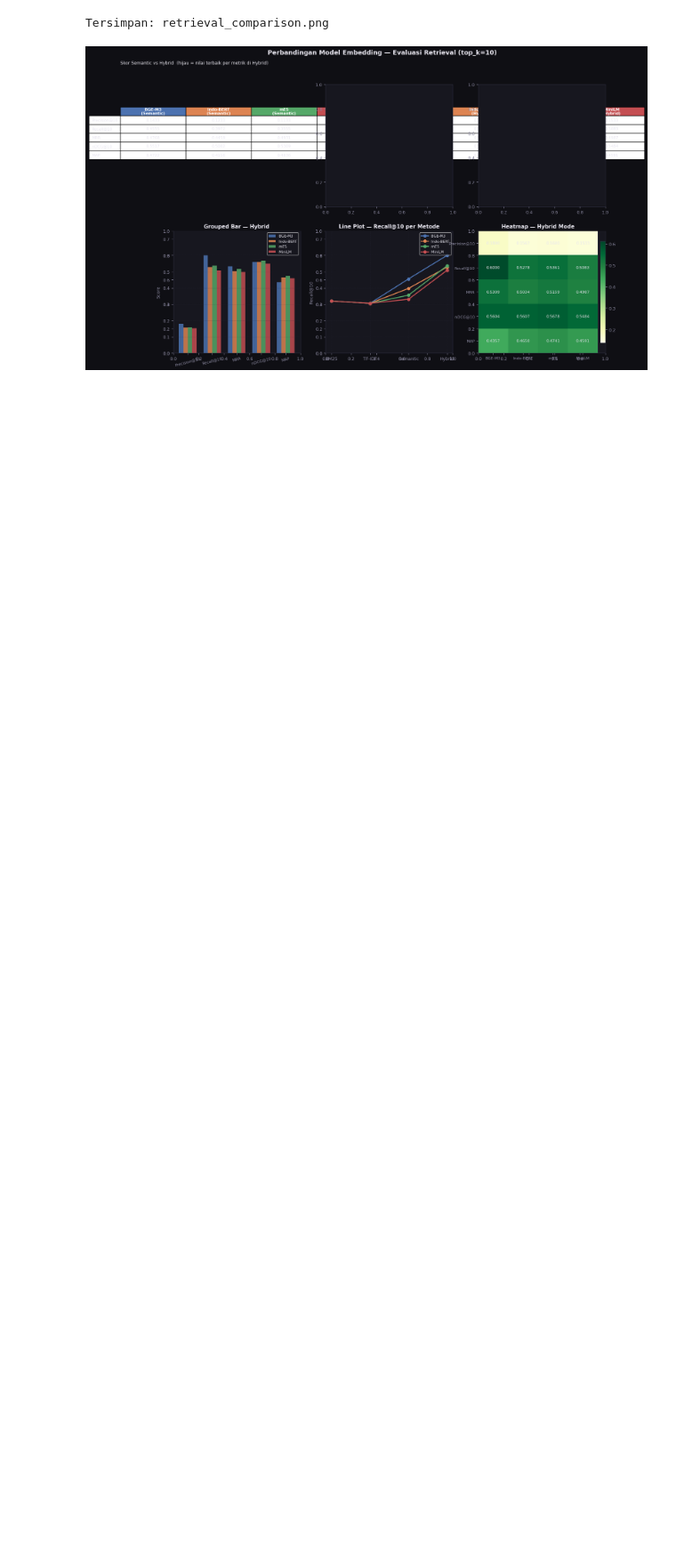
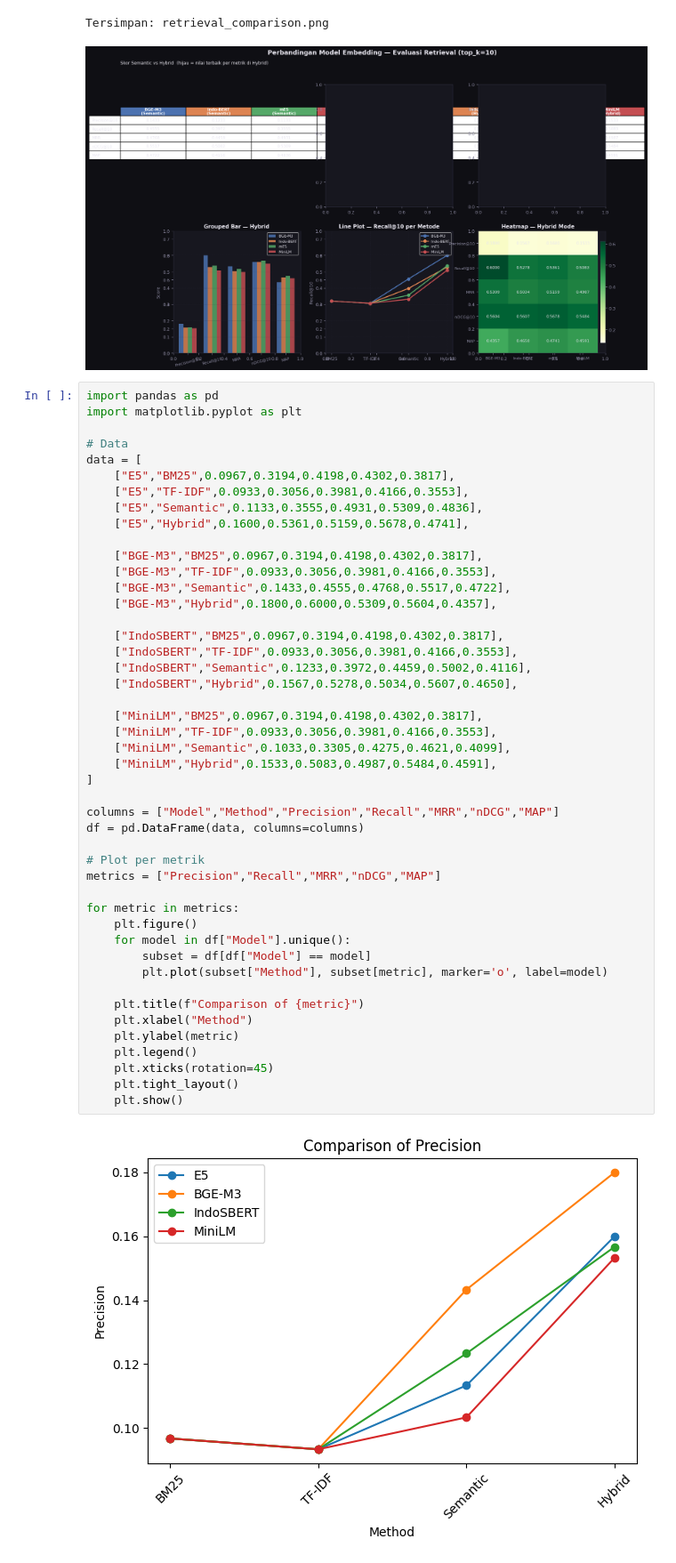
Before and after one commit to muhammadzuama/TextMiningRiset, a Jupyter notebook: hasil.ipynb, the cells around one changed output. Shown at 89% size. Saved outputs shown, nothing was run; the diff lists cells and outputs as text; blank space fills up the shorter version.

```diff
--- a/hasil.ipynb
+++ b/hasil.ipynb
@@ -531,3 +531,51 @@ plt.show()
 # %% [output]
 Tersimpan: retrieval_comparison.png
 [figure]
+# %%
+import pandas as pd
+import matplotlib.pyplot as plt
+
+# Data
+data = [
+    ["E5","BM25",0.0967,0.3194,0.4198,0.4302,0.3817],
+    ["E5","TF-IDF",0.0933,0.3056,0.3981,0.4166,0.3553],
+    ["E5","Semantic",0.1133,0.3555,0.4931,0.5309,0.4836],
+    ["E5","Hybrid",0.1600,0.5361,0.5159,0.5678,0.4741],
+
+    ["BGE-M3","BM25",0.0967,0.3194,0.4198,0.4302,0.3817],
+    ["BGE-M3","TF-IDF",0.0933,0.3056,0.3981,0.4166,0.3553],
+    ["BGE-M3","Semantic",0.1433,0.4555,0.4768,0.5517,0.4722],
+    ["BGE-M3","Hybrid",0.1800,0.6000,0.5309,0.5604,0.4357],
+
+    ["IndoSBERT","BM25",0.0967,0.3194,0.4198,0.4302,0.3817],
+    ["IndoSBERT","TF-IDF",0.0933,0.3056,0.3981,0.4166,0.3553],
+    ["IndoSBERT","Semantic",0.1233,0.3972,0.4459,0.5002,0.4116],
+    ["IndoSBERT","Hybrid",0.1567,0.5278,0.5034,0.5607,0.4650],
+
+    ["MiniLM","BM25",0.0967,0.3194,0.4198,0.4302,0.3817],
+    ["MiniLM","TF-IDF",0.0933,0.3056,0.3981,0.4166,0.3553],
+    ["MiniLM","Semantic",0.1033,0.3305,0.4275,0.4621,0.4099],
+    ["MiniLM","Hybrid",0.1533,0.5083,0.4987,0.5484,0.4591],
+]
+
+columns = ["Model","Method","Precision","Recall","MRR","nDCG","MAP"]
+df = pd.DataFrame(data, columns=columns)
+
+# Plot per metrik
+metrics = ["Precision","Recall","MRR","nDCG","MAP"]
+
+for metric in metrics:
+    plt.figure()
+    for model in df["Model"].unique():
+        subset = df[df["Model"] == model]
+        plt.plot(subset["Method"], subset[metric], marker='o', label=model)
+
+    plt.title(f"Comparison of {metric}")
+    plt.xlabel("Method")
+    plt.ylabel(metric)
+    plt.legend()
+    plt.xticks(rotation=45)
+    plt.tight_layout()
+    plt.show()
+# %% [output]
+[figure, added]
```
Also changed, not shown: parts of 1 cell of this notebook, 6 other files.
